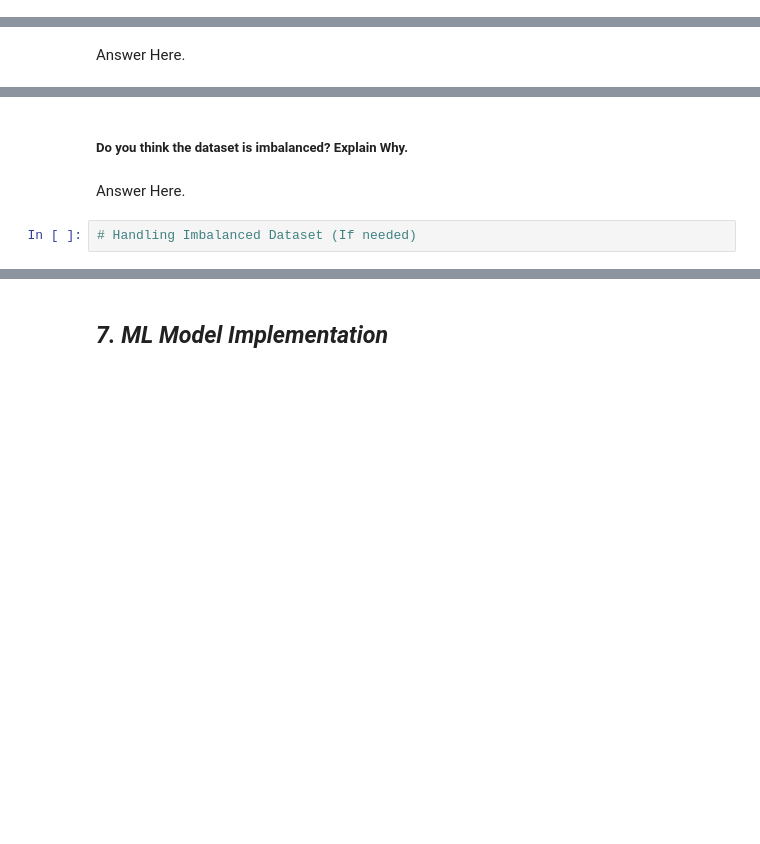
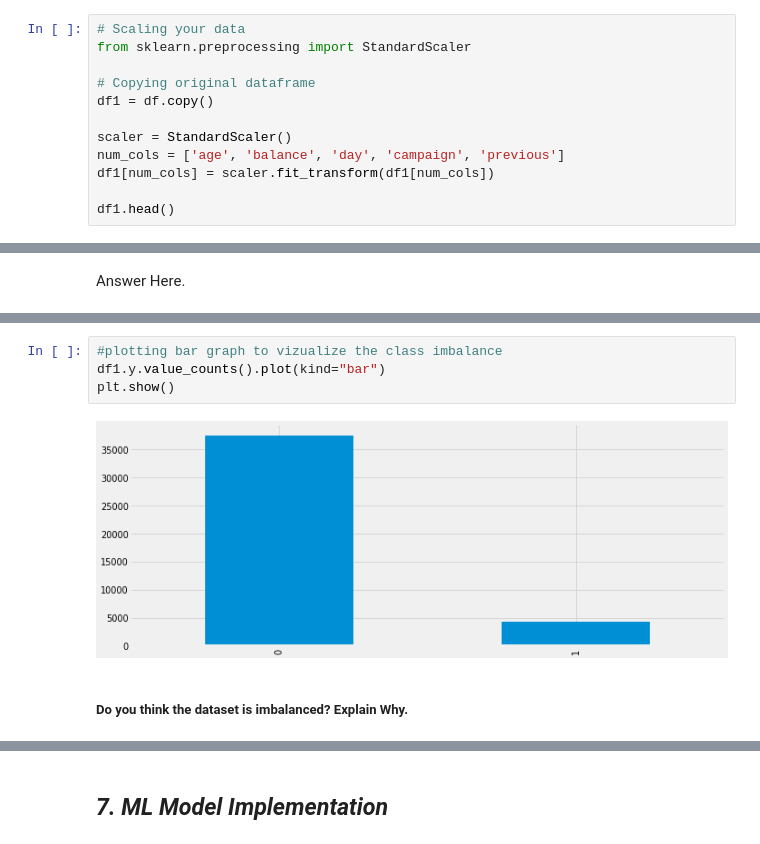
Before and after one commit to saumyadash9/Saumya-Dash-Bank-Marketing-Effectiveness-Prediction, a Jupyter notebook: Saumya_Dash_Bank_Marketing_Effectiveness_Prediction.ipynb, the cells around one changed output, grey strips where cells are left out. Saved outputs shown, nothing was run; the diff lists cells and outputs as text; blank space fills up the shorter version.

```diff
--- a/Saumya_Dash_Bank_Marketing_Effectiveness_Prediction.ipynb
+++ b/Saumya_Dash_Bank_Marketing_Effectiveness_Prediction.ipynb
@@ -1158,0 +1142,12 @@ Answer Here.
+# %%
+# Scaling your data
+from sklearn.preprocessing import StandardScaler
+
+# Copying original dataframe
+df1 = df.copy()
+
+scaler = StandardScaler()
+num_cols = ['age', 'balance', 'day', 'campaign', 'previous']
+df1[num_cols] = scaler.fit_transform(df1[num_cols])
+
+df1.head()
@@ -1183,6 +1233,8 @@ Answer Here.
+# %%
+#plotting bar graph to vizualize the class imbalance
+df1.y.value_counts().plot(kind="bar")
+plt.show()
+# %% [output]
+[figure, added]
 # %% [markdown]
-##### Do you think the dataset is imbalanced? Explain Why.
+##### **Do you think the dataset is imbalanced? Explain Why.**
-# %% [markdown]
-Answer Here.
-# %%
-# Handling Imbalanced Dataset (If needed)
```
Also changed, not shown: parts of 25 cells of this notebook.
